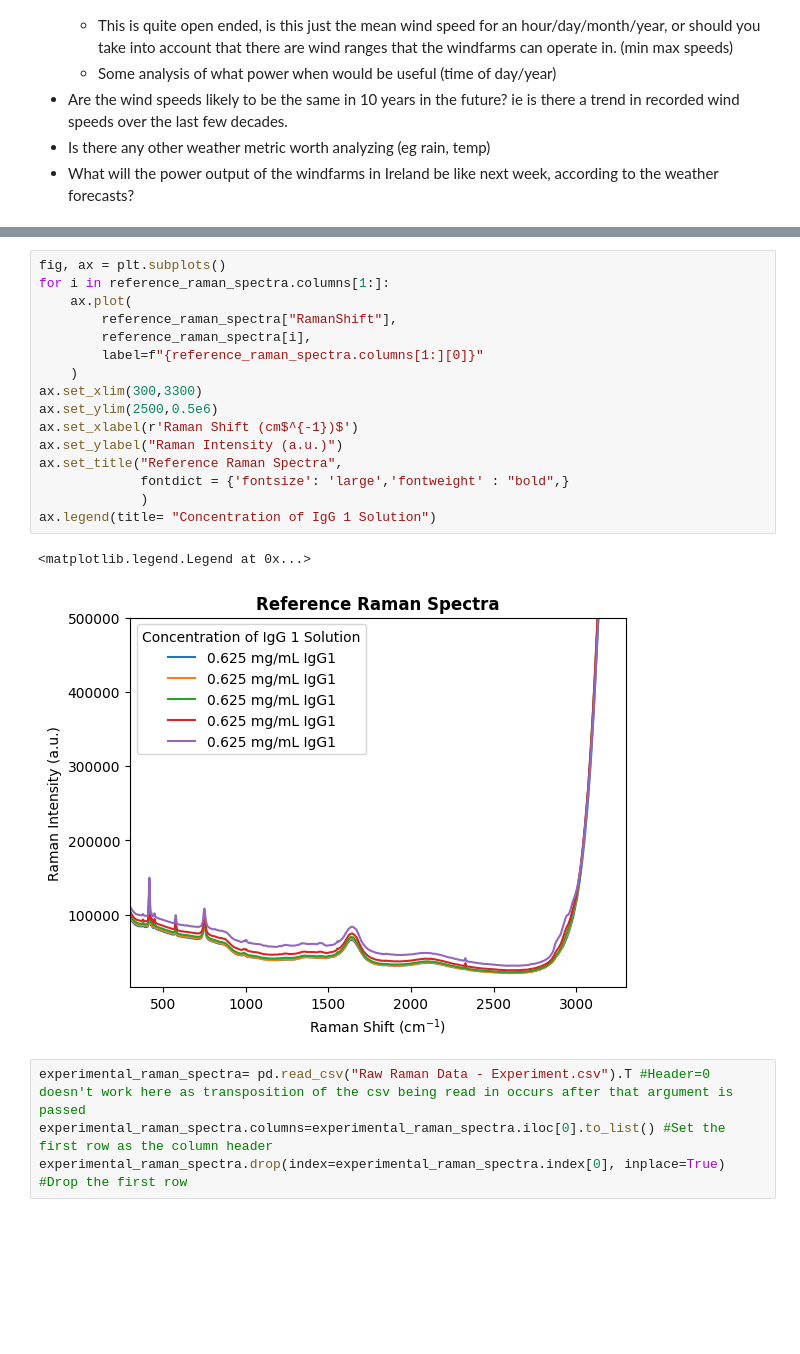
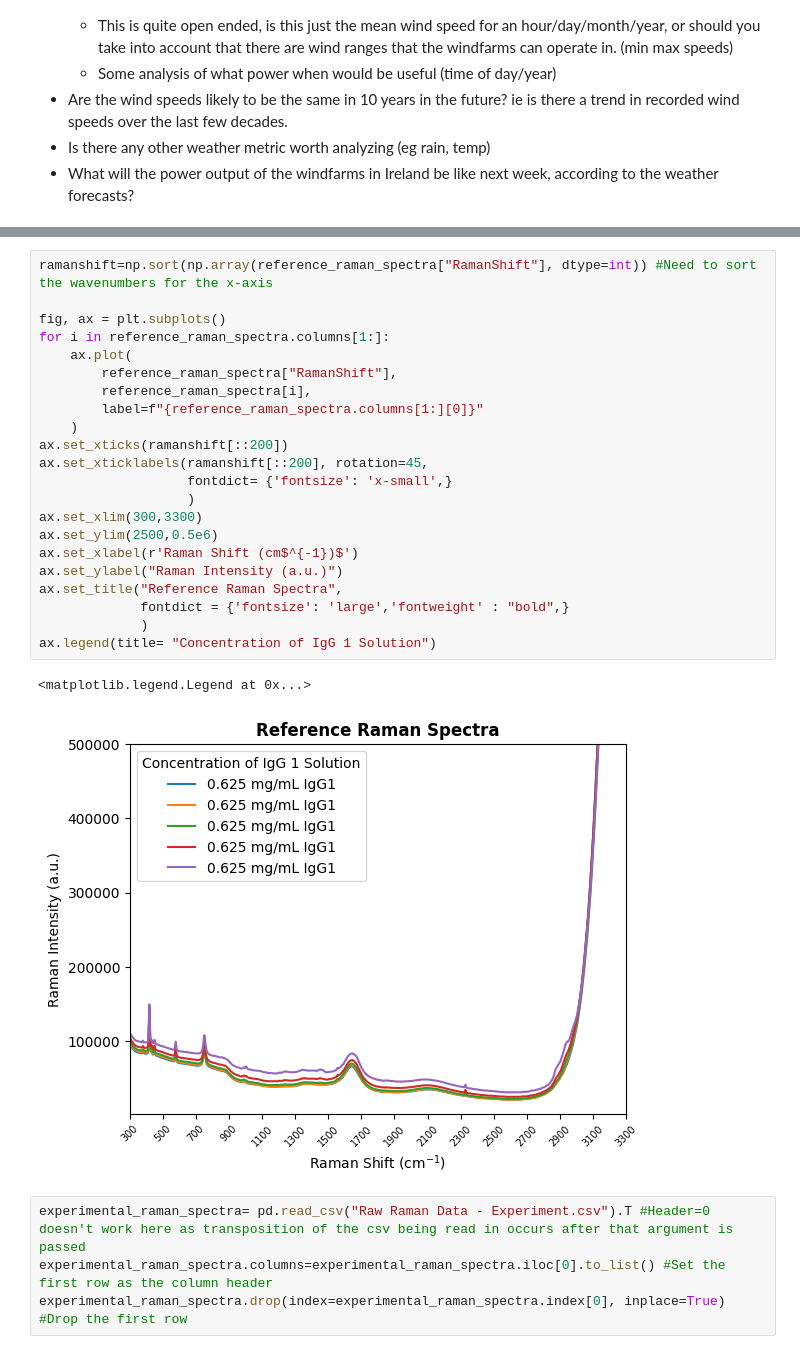
Before and after one commit to a-o-connor/PFDA-project, a Jupyter notebook: big_project_practice.ipynb, the cells around one changed output, grey strips where cells are left out. Drawn from its saved outputs; the diff is of its cells as text; blank space fills up the shorter version.

Commit message:
More raman data plotting!

```diff
--- a/big_project_practice.ipynb
+++ b/big_project_practice.ipynb
@@ -51,22 +55,28 @@ reference_raman_spectra
 # %%
+ramanshift=np.sort(np.array(reference_raman_spectra["RamanShift"], dtype=int)) #Need to sort the wavenumbers for the x-axis
+
 fig, ax = plt.subplots()
 for i in reference_raman_spectra.columns[1:]:
     ax.plot(
         reference_raman_spectra["RamanShift"],
         reference_raman_spectra[i],
         label=f"{reference_raman_spectra.columns[1:][0]}"
     )
+ax.set_xticks(ramanshift[::200])
+ax.set_xticklabels(ramanshift[::200], rotation=45,
+                   fontdict= {'fontsize': 'x-small',}
+                   )
 ax.set_xlim(300,3300)
 ax.set_ylim(2500,0.5e6)
 ax.set_xlabel(r'Raman Shift (cm$^{-1})$')
 ax.set_ylabel("Raman Intensity (a.u.)")
 ax.set_title("Reference Raman Spectra",
              fontdict = {'fontsize': 'large','fontweight' : "bold",}
              )
 ax.legend(title= "Concentration of IgG 1 Solution")
 # %% [output]
 <matplotlib.legend.Legend at 0x...>
-[figure, old version]
+[figure, new version]
 # %%
 experimental_raman_spectra= pd.read_csv("Raw Raman Data - Experiment.csv").T #Header=0 doesn't work here as transposition of the csv being read in occurs after that argument is passed
 experimental_raman_spectra.columns=experimental_raman_spectra.iloc[0].to_list() #Set the first row as the column header
```
Also changed, not shown: parts of 8 cells of this notebook.
